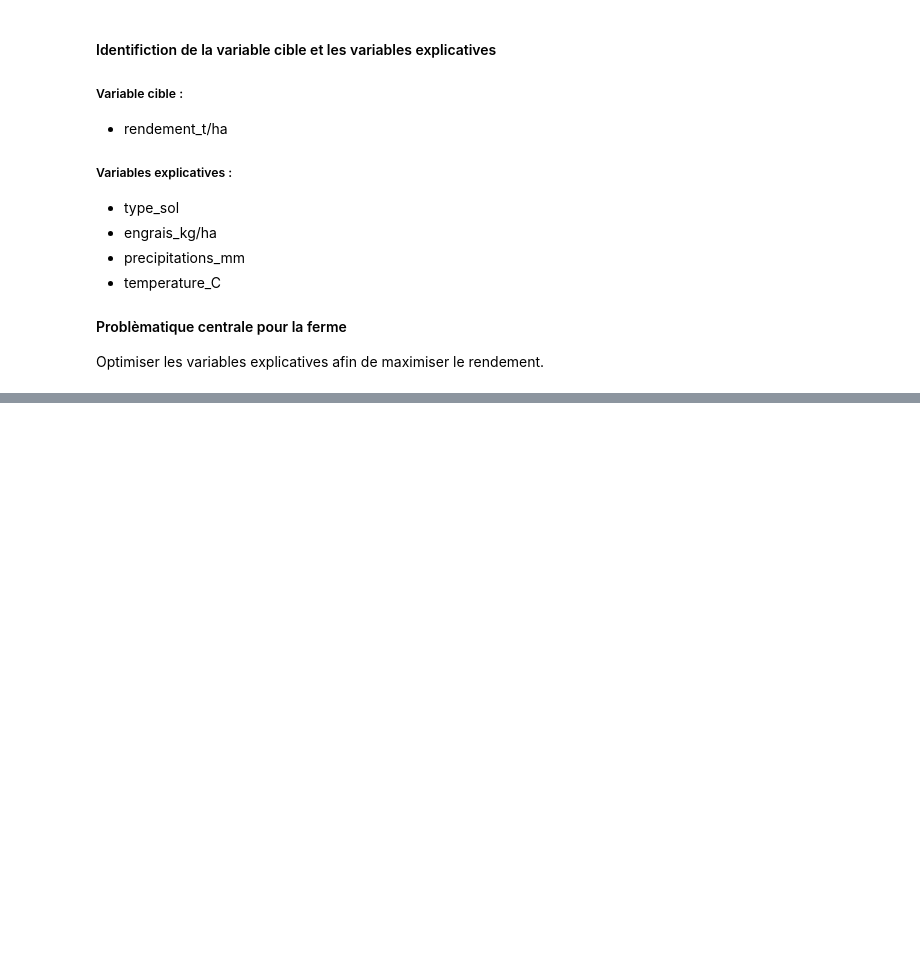
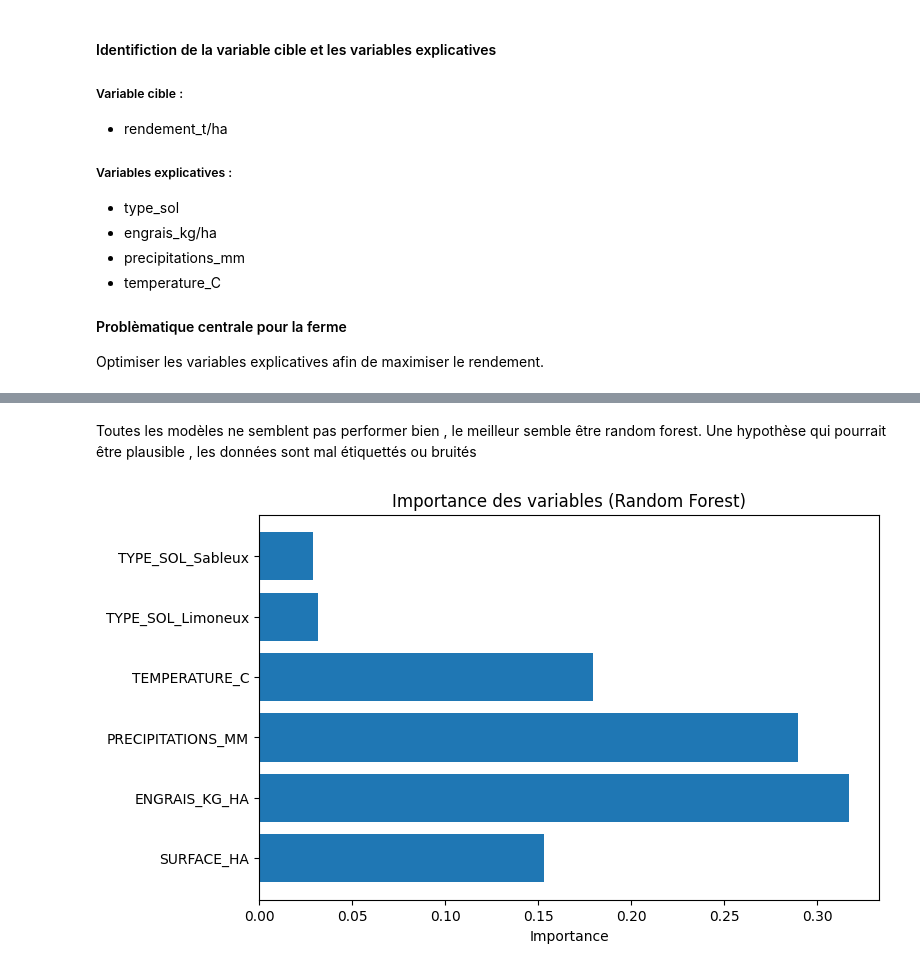
Before and after one commit to GowshiganS/DataScience-Projects, a Jupyter notebook: Projet_Ferme/Analyse_probleme_culture.ipynb, the cells around one changed output, grey strips where cells are left out. Cells and saved outputs as stored; diff of their text form; code cells hidden in the pictures; blank space fills up the shorter version.

```diff
--- a/Projet_Ferme/Analyse_probleme_culture.ipynb
+++ b/Projet_Ferme/Analyse_probleme_culture.ipynb
@@ -30,0 +225,35 @@ Optimiser les variables explicatives afin de maximiser le rendement.
+# %%
+from sklearn.linear_model import LinearRegression
+from sklearn.ensemble import RandomForestRegressor
+from sklearn.linear_model import Ridge
+from sklearn.model_selection import train_test_split
+from sklearn.metrics import mean_absolute_error, mean_squared_error, r2_score
+# définition des données d'entrainement
+
+
+df_onehot= pd.get_dummies(df, columns=["TYPE_SOL"], drop_first=True)
+
+X = df_onehot.drop(columns=['RENDEMENT_T_HA'])
+y = df_onehot['RENDEMENT_T_HA']
+
+# Données entrainement & test
+X_train, X_test, y_train, y_test = train_test_split(X, y, test_size=0.2, random_state=42)
+
+models = {
+    "Régression Linéaire": LinearRegression(),
+    "Random Forest": RandomForestRegressor(random_state=42),
+    "Ridge": Ridge(alpha=1.0)
+}
+
+for name, model in models.items():
+    model.fit(X_train, y_train)
+    y_pred = model.predict(X_test)
+
+    mae = mean_absolute_error(y_test, y_pred)
+    rmse = np.sqrt(mean_squared_error(y_test, y_pred))
+    r2 = r2_score(y_test, y_pred)
+
+    print(f"\n {name}")
+    print(f"MAE : {mae:.2f}")
+    print(f"RMSE : {rmse:.2f}")
+    print(f"R²   : {r2:.2f}")
@@ -30,0 +275,15 @@ Optimiser les variables explicatives afin de maximiser le rendement.
+# %% [markdown]
+Toutes les modèles ne semblent pas performer bien , le meilleur semble être random forest.
+Une hypothèse qui pourrait être plausible , les données sont mal étiquettés ou bruités
+# %%
+importances = models["Random Forest"].feature_importances_
+features = X_train.columns
+
+# Affichage
+plt.figure(figsize=(8, 5))
+plt.barh(features, importances)
+plt.xlabel("Importance")
+plt.title("Importance des variables (Random Forest)")
+plt.show()
+# %% [output]
+[figure, added]
```
Also changed, not shown: parts of 13 cells of this notebook, 1 other file.
